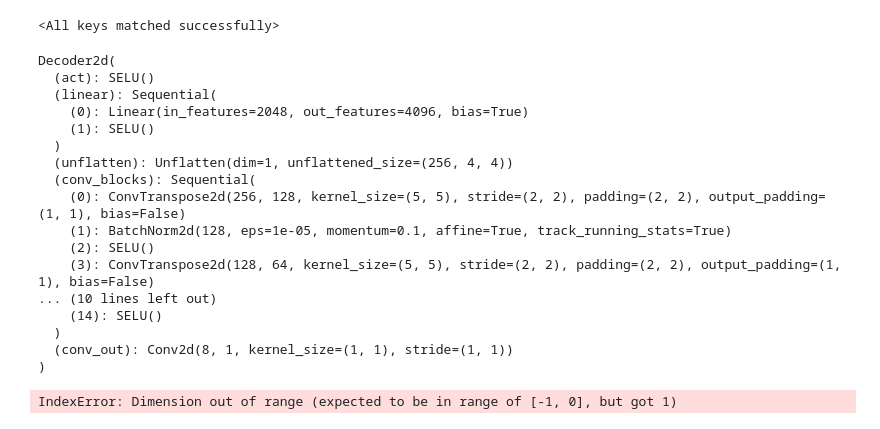
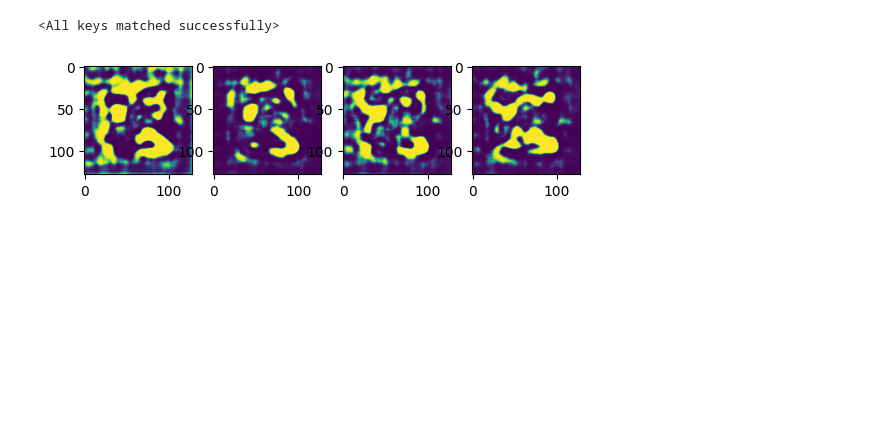
Before and after one commit to poutine-dejeuner/neurop_invdes, a Jupyter notebook: test.ipynb, the cells around one changed output. Saved outputs shown, nothing was run; the diff lists cells and outputs as text; code cells hidden in the pictures; blank space fills up the shorter version.

Commit message:
vae decoder test

```diff
--- a/test.ipynb
+++ b/test.ipynb
@@ -61,28 +61,7 @@ model.load_state_dict(checkpoint['state_dict'])
 <All keys matched successfully>
 # %%
 deco = model.decoder
-deco
-# %% [output]
-Decoder2d(
-  (act): SELU()
-  (linear): Sequential(
-    (0): Linear(in_features=2048, out_features=4096, bias=True)
-    (1): SELU()
-  )
-  (unflatten): Unflatten(dim=1, unflattened_size=(256, 4, 4))
-  (conv_blocks): Sequential(
-    (0): ConvTranspose2d(256, 128, kernel_size=(5, 5), stride=(2, 2), padding=(2, 2), output_padding=(1, 1), bias=False)
-    (1): BatchNorm2d(128, eps=1e-05, momentum=0.1, affine=True, track_running_stats=True)
-    (2): SELU()
-    (3): ConvTranspose2d(128, 64, kernel_size=(5, 5), stride=(2, 2), padding=(2, 2), output_padding=(1, 1), bias=False)
-... (10 lines left out)
-    (14): SELU()
-  )
-  (conv_out): Conv2d(8, 1, kernel_size=(1, 1), stride=(1, 1))
-)
 # %%
-z = torch.rand(2048)
+z = torch.rand(4,2048)
-# %%
-deco(z)
-# %% [output]
-IndexError: Dimension out of range (expected to be in range of [-1, 0], but got 1)
+# %%
+img = deco(z)
@@ -88,0 +70,7 @@ IndexError: Dimension out of range (expected to be in range of [-1, 0], but got
+# %%
+fig, axes = plt.subplots(1,4)
+for i in range(4):
+    axes[i].imshow(img[i].detach().numpy().squeeze())
+plt.show()
+# %% [output]
+[figure, added]
```
Also changed, not shown: parts of 1 cell of this notebook, 2 other files.
